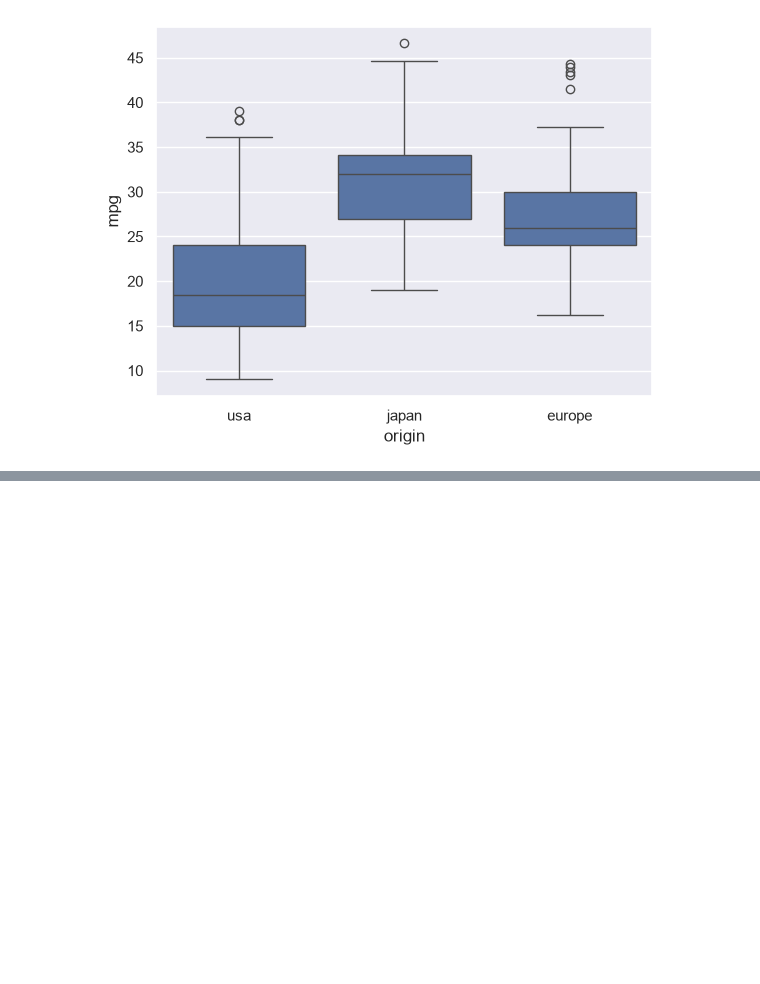
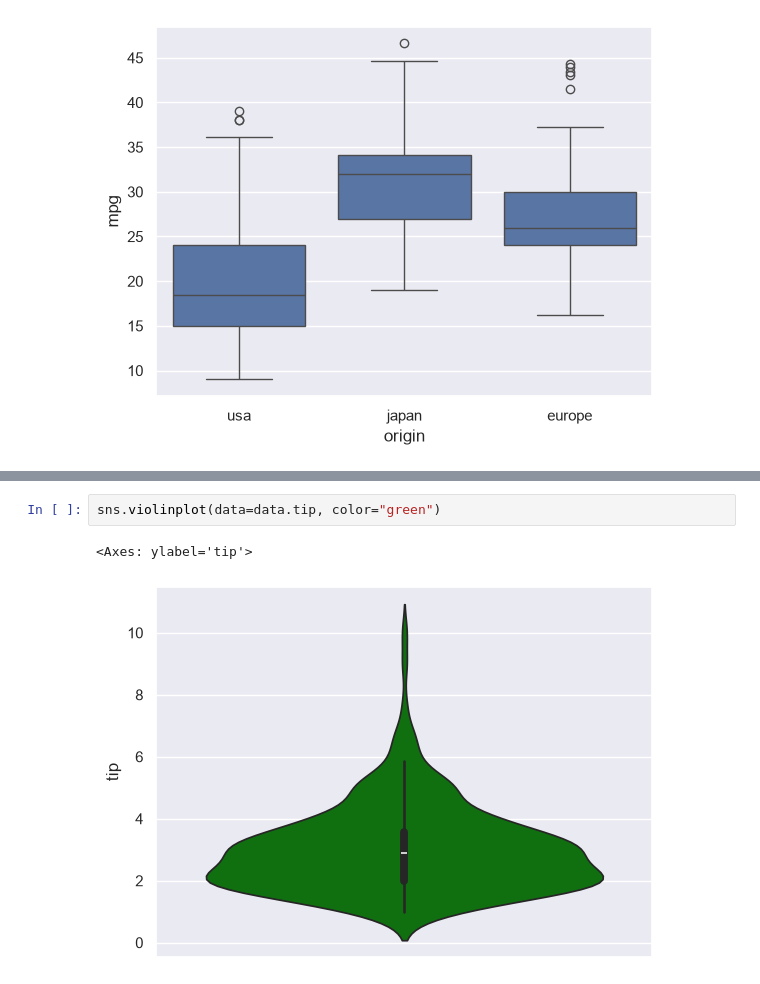
Before and after one commit to Aryanbhayji/Seaborn-library, a Jupyter notebook: main.ipynb, the cells around one changed output, grey strips where cells are left out. Drawn from its saved outputs; the diff is of its cells as text; blank space fills up the shorter version.

```diff
--- a/main.ipynb
+++ b/main.ipynb
@@ -157,0 +158,5 @@ sns.violinplot(data=cars_data.mpg )
+# %%
+sns.violinplot(data=data.tip, color="green")
+# %% [output]
+<Axes: ylabel='tip'>
+[figure, added]
```
Also changed, not shown: parts of 7 cells of this notebook.
